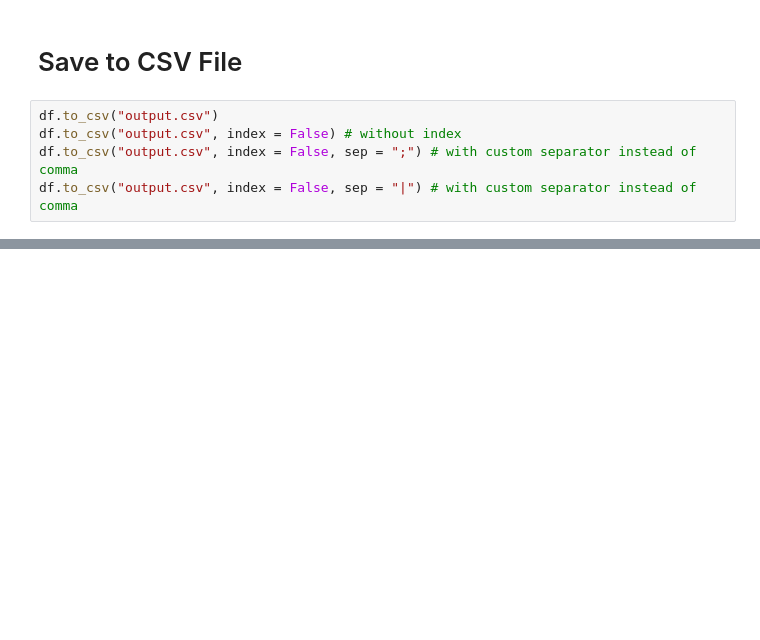
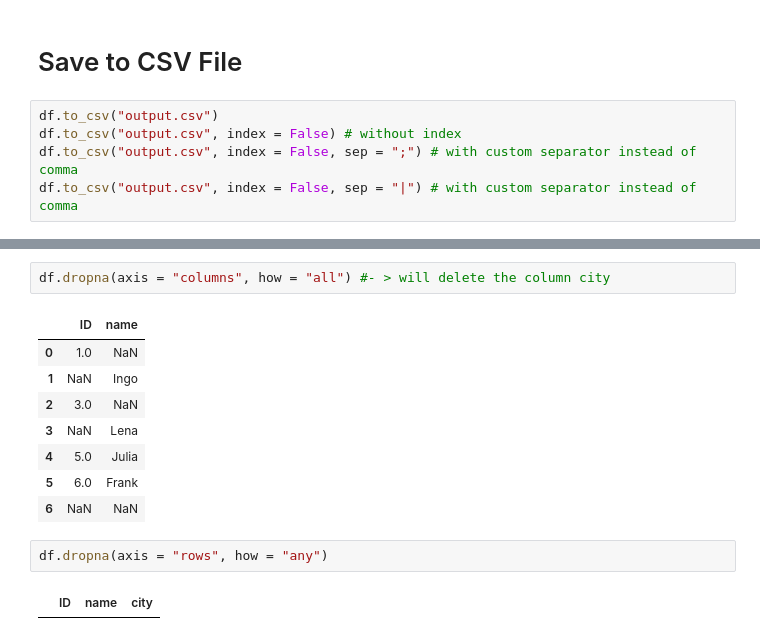
Before and after one commit to rbiotblbk/ML, a Jupyter notebook: 03_Pandas/01_Pandas_Intro.ipynb, the cells around one changed output, grey strips where cells are left out. Saved outputs shown, nothing was run; the diff lists cells and outputs as text; blank space fills up the shorter version.

```diff
--- a/03_Pandas/01_Pandas_Intro.ipynb
+++ b/03_Pandas/01_Pandas_Intro.ipynb
@@ -689,0 +802,15 @@ df.to_csv("output.csv", index = False, sep = "|") # with custom separator instea
+# %%
+df.dropna(axis = "columns", how = "all") #- > will delete the column city
+# %% [output]
+|  | ID | name |
+| 0 | 1.0 | NaN |
+| 1 | NaN | Ingo |
+| 2 | 3.0 | NaN |
+| 3 | NaN | Lena |
+| 4 | 5.0 | Julia |
+| 5 | 6.0 | Frank |
+| 6 | NaN | NaN |
+# %%
+df.dropna(axis = "rows", how = "any")
+# %% [output]
+|  | ID | name | city |
```
Also changed, not shown: parts of 39 cells of this notebook, 2 other files.
